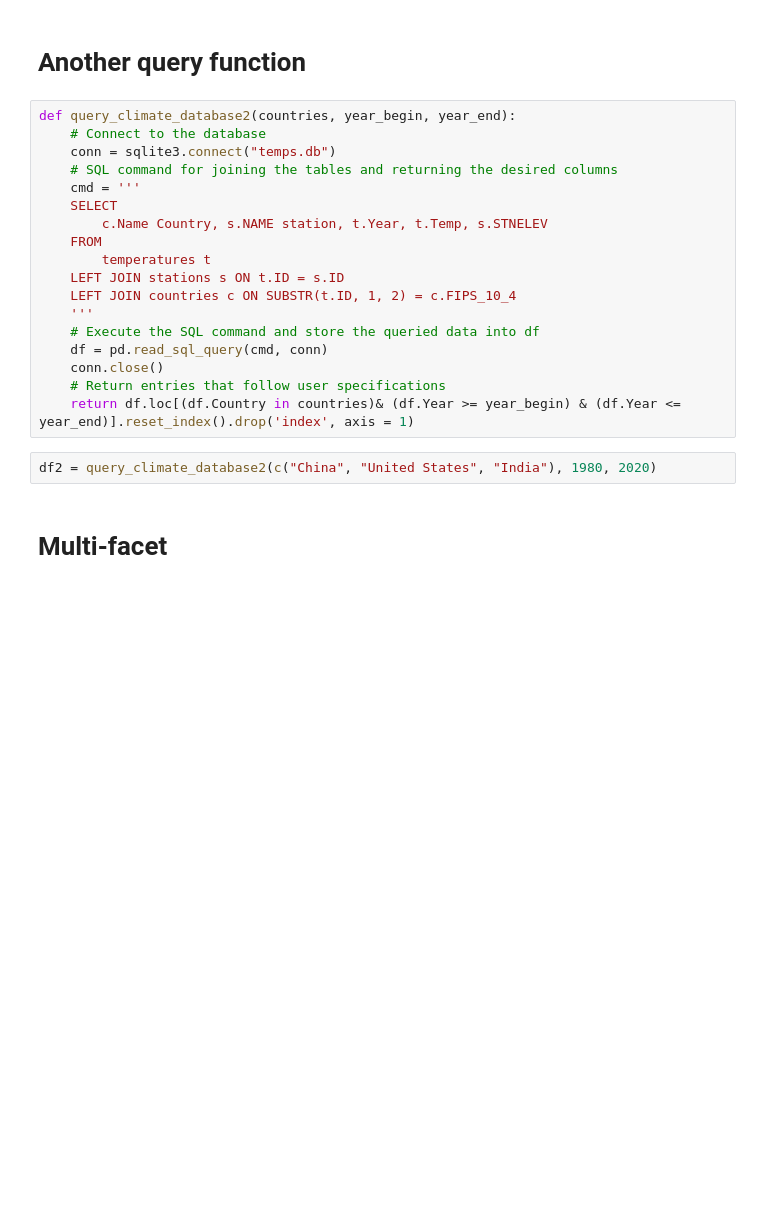
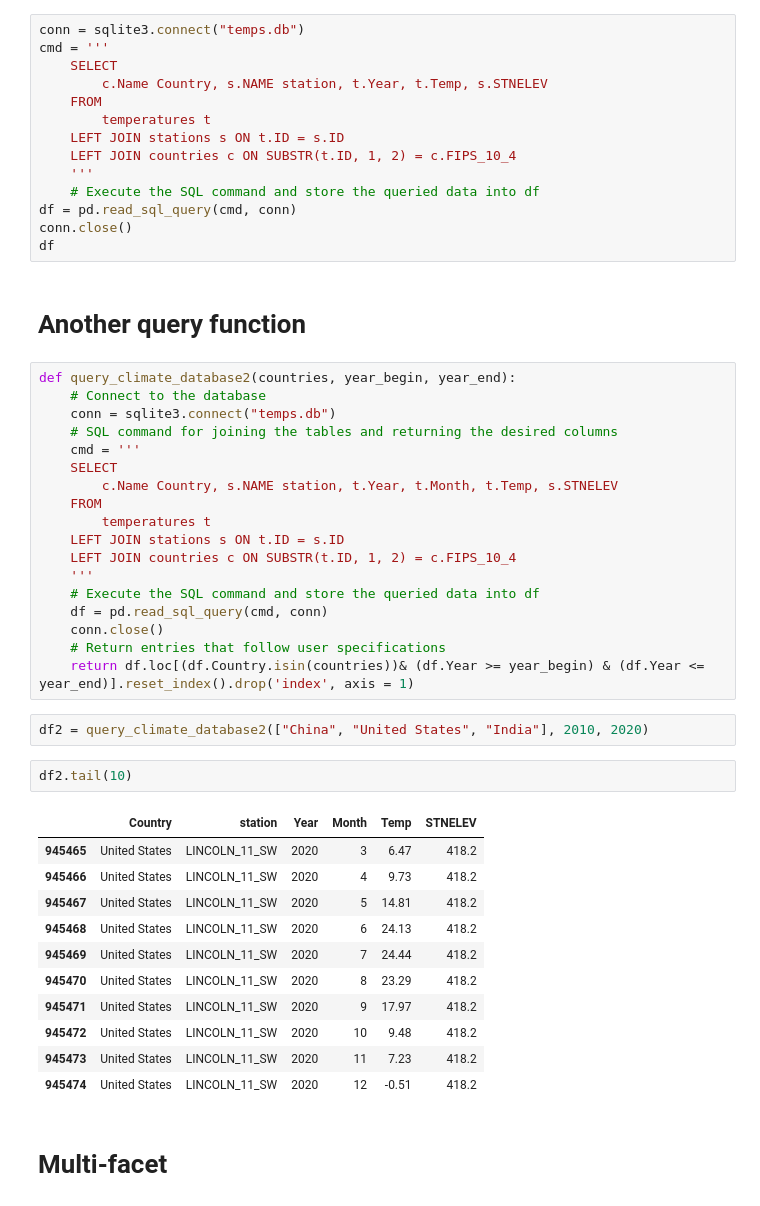
Before and after one commit to RaymondBai/RaymondBai.github.io, a Jupyter notebook: ipynb notebooks/HW2_Data_Wrangling_Visualization.ipynb, the cells around one changed output. Saved outputs shown, nothing was run; the diff lists cells and outputs as text; blank space fills up the shorter version.

```diff
--- a/ipynb notebooks/HW2_Data_Wrangling_Visualization.ipynb
+++ b/ipynb notebooks/HW2_Data_Wrangling_Visualization.ipynb
@@ -161,6 +165,20 @@ fig2.show()
 # %%
 write_html(fig1, "geographic_scatter_india.html")
 write_html(fig2, "geographic_scatter_china.html")
+# %%
+conn = sqlite3.connect("temps.db")
+cmd = '''
+    SELECT
+        c.Name Country, s.NAME station, t.Year, t.Temp, s.STNELEV
+    FROM
+        temperatures t
+    LEFT JOIN stations s ON t.ID = s.ID
+    LEFT JOIN countries c ON SUBSTR(t.ID, 1, 2) = c.FIPS_10_4
+    '''
+    # Execute the SQL command and store the queried data into df
+df = pd.read_sql_query(cmd, conn)
+conn.close()
+df
 # %% [markdown]
 # Another query function
 # %%
@@ -170,7 +188,7 @@ def query_climate_database2(countries, year_begin, year_end):
     # SQL command for joining the tables and returning the desired columns
     cmd = '''
     SELECT
-        c.Name Country, s.NAME station, t.Year, t.Temp, s.STNELEV
+        c.Name Country, s.NAME station, t.Year, t.Month, t.Temp, s.STNELEV
     FROM
         temperatures t
     LEFT JOIN stations s ON t.ID = s.ID
@@ -180,8 +198,22 @@ def query_climate_database2(countries, year_begin, year_end):
     df = pd.read_sql_query(cmd, conn)
     conn.close()
     # Return entries that follow user specifications
-    return df.loc[(df.Country in countries)& (df.Year >= year_begin) & (df.Year <= year_end)].reset_index().drop('index', axis = 1)
+    return df.loc[(df.Country.isin(countries))& (df.Year >= year_begin) & (df.Year <= year_end)].reset_index().drop('index', axis = 1)
 # %%
-df2 = query_climate_database2(c("China", "United States", "India"), 1980, 2020)
+df2 = query_climate_database2(["China", "United States", "India"], 2010, 2020)
+# %%
+df2.tail(10)
+# %% [output]
+|  | Country | station | Year | Month | Temp | STNELEV |
+| 945465 | United States | LINCOLN_11_SW | 2020 | 3 | 6.47 | 418.2 |
+| 945466 | United States | LINCOLN_11_SW | 2020 | 4 | 9.73 | 418.2 |
+| 945467 | United States | LINCOLN_11_SW | 2020 | 5 | 14.81 | 418.2 |
+| 945468 | United States | LINCOLN_11_SW | 2020 | 6 | 24.13 | 418.2 |
+| 945469 | United States | LINCOLN_11_SW | 2020 | 7 | 24.44 | 418.2 |
+| 945470 | United States | LINCOLN_11_SW | 2020 | 8 | 23.29 | 418.2 |
+| 945471 | United States | LINCOLN_11_SW | 2020 | 9 | 17.97 | 418.2 |
+| 945472 | United States | LINCOLN_11_SW | 2020 | 10 | 9.48 | 418.2 |
+| 945473 | United States | LINCOLN_11_SW | 2020 | 11 | 7.23 | 418.2 |
+| 945474 | United States | LINCOLN_11_SW | 2020 | 12 | -0.51 | 418.2 |
 # %% [markdown]
 # Multi-facet
```
Also changed, not shown: parts of 7 cells of this notebook, 2 other files.
